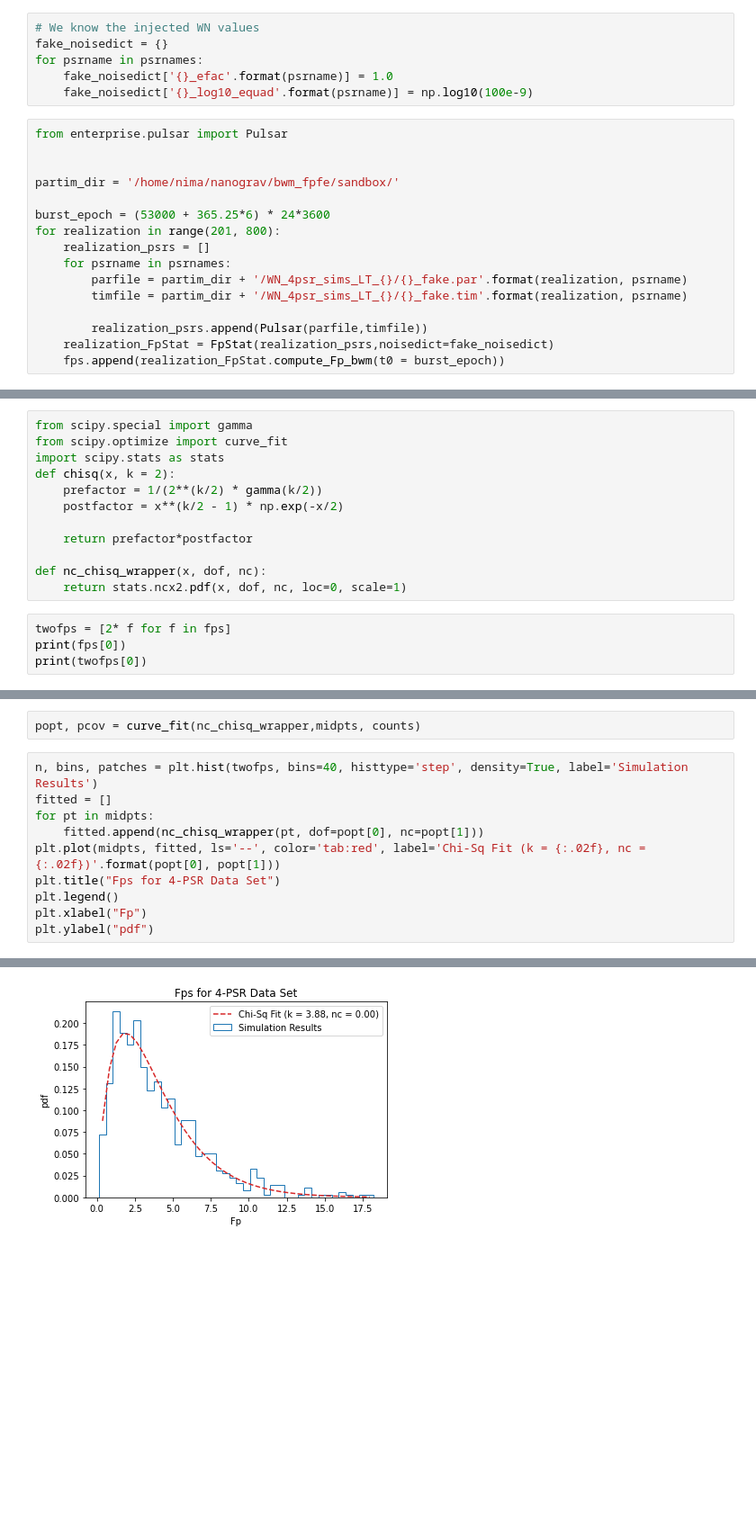
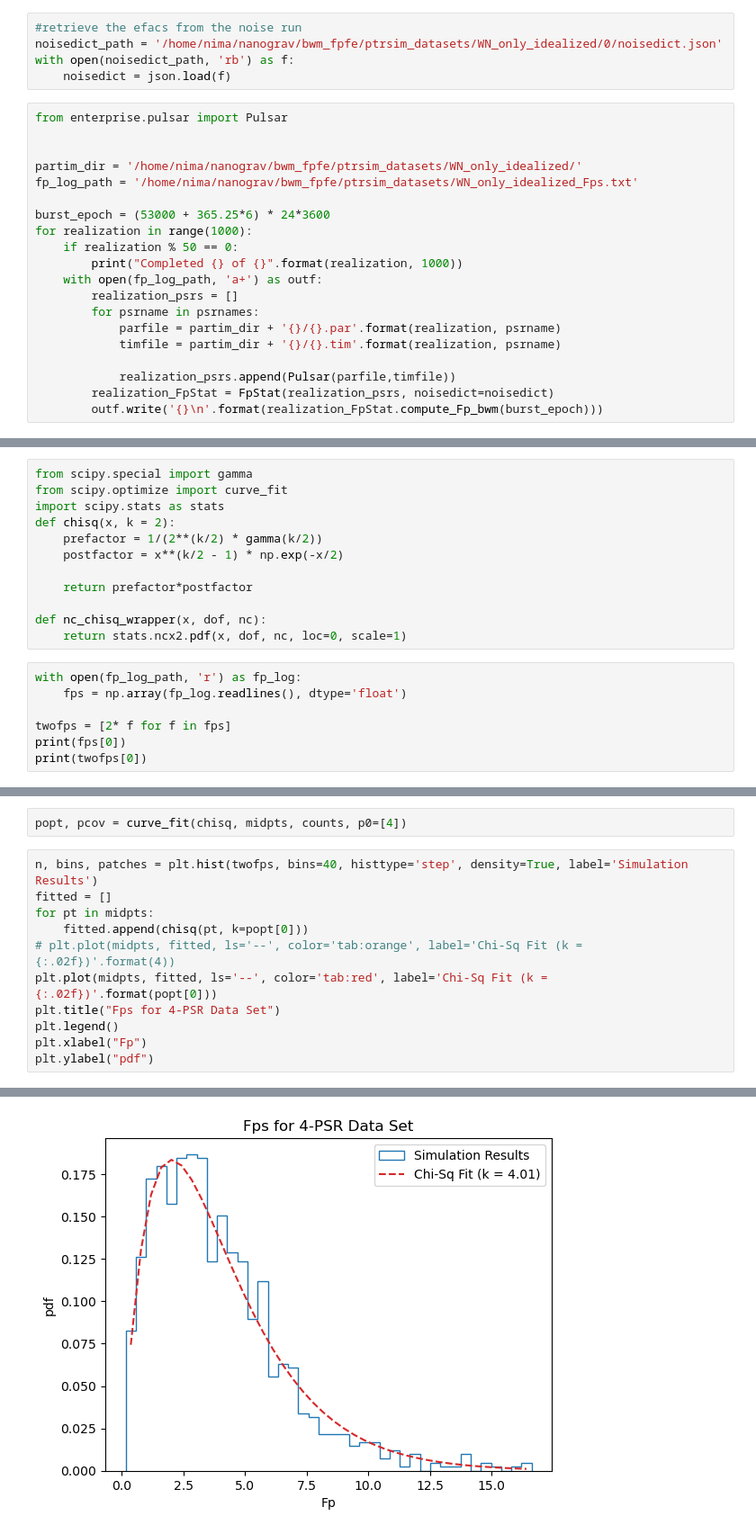
Before and after one commit to jerry-sun1/bwm_fpfe, a Jupyter notebook: modified_fpstat.ipynb, the cells around one changed output, grey strips where cells are left out. Shown at 90% size. Saved outputs shown, nothing was run; the diff lists cells and outputs as text; blank space fills up the shorter version.

Commit message:
fp stat works on idealized data

```diff
--- a/modified_fpstat.ipynb
+++ b/modified_fpstat.ipynb
@@ -224,23 +203,26 @@ It seems to be working! Let's try on some realizations of WN only data sets we'v
 # %%
-# We know the injected WN values
-fake_noisedict = {}
-for psrname in psrnames:
-    fake_noisedict['{}_efac'.format(psrname)] = 1.0
-    fake_noisedict['{}_log10_equad'.format(psrname)] = np.log10(100e-9)
+#retrieve the efacs from the noise run
+noisedict_path = '/home/nima/nanograv/bwm_fpfe/ptrsim_datasets/WN_only_idealized/0/noisedict.json'
+with open(noisedict_path, 'rb') as f:
+    noisedict = json.load(f)
 # %%
 from enterprise.pulsar import Pulsar
 
 
-partim_dir = '/home/nima/nanograv/bwm_fpfe/sandbox/'
+partim_dir = '/home/nima/nanograv/bwm_fpfe/ptrsim_datasets/WN_only_idealized/'
+fp_log_path = '/home/nima/nanograv/bwm_fpfe/ptrsim_datasets/WN_only_idealized_Fps.txt'
 
 burst_epoch = (53000 + 365.25*6) * 24*3600
-for realization in range(201, 800):
-    realization_psrs = []
-    for psrname in psrnames:
-        parfile = partim_dir + '/WN_4psr_sims_LT_{}/{}_fake.par'.format(realization, psrname)
-        timfile = partim_dir + '/WN_4psr_sims_LT_{}/{}_fake.tim'.format(realization, psrname)
+for realization in range(1000):
+    if realization % 50 == 0:
+        print("Completed {} of {}".format(realization, 1000))
+    with open(fp_log_path, 'a+') as outf:
+        realization_psrs = []
+        for psrname in psrnames:
+            parfile = partim_dir + '{}/{}.par'.format(realization, psrname)
+            timfile = partim_dir + '{}/{}.tim'.format(realization, psrname)
 
-        realization_psrs.append(Pulsar(parfile,timfile))
-    realization_FpStat = FpStat(realization_psrs,noisedict=fake_noisedict)
-    fps.append(realization_FpStat.compute_Fp_bwm(t0 = burst_epoch))
+            realization_psrs.append(Pulsar(parfile,timfile))
+        realization_FpStat = FpStat(realization_psrs, noisedict=noisedict)
+        outf.write('{}\n'.format(realization_FpStat.compute_Fp_bwm(burst_epoch)))
 # %% [output]
@@ -270,6 +348,9 @@ def chisq(x, k = 2):
 def nc_chisq_wrapper(x, dof, nc):
     return stats.ncx2.pdf(x, dof, nc, loc=0, scale=1)
 # %%
+with open(fp_log_path, 'r') as fp_log:
+    fps = np.array(fp_log.readlines(), dtype='float')
+
 twofps = [2* f for f in fps]
 print(fps[0])
 print(twofps[0])
@@ -288,15 +369,16 @@ counts = n
 # %%
-popt, pcov = curve_fit(nc_chisq_wrapper,midpts, counts)
+popt, pcov = curve_fit(chisq, midpts, counts, p0=[4])
 # %%
 n, bins, patches = plt.hist(twofps, bins=40, histtype='step', density=True, label='Simulation Results')
 fitted = []
 for pt in midpts:
-    fitted.append(nc_chisq_wrapper(pt, dof=popt[0], nc=popt[1]))
-plt.plot(midpts, fitted, ls='--', color='tab:red', label='Chi-Sq Fit (k = {:.02f}, nc = {:.02f})'.format(popt[0], popt[1]))
+    fitted.append(chisq(pt, k=popt[0]))
+# plt.plot(midpts, fitted, ls='--', color='tab:orange', label='Chi-Sq Fit (k = {:.02f})'.format(4))
+plt.plot(midpts, fitted, ls='--', color='tab:red', label='Chi-Sq Fit (k = {:.02f})'.format(popt[0]))
 plt.title("Fps for 4-PSR Data Set")
 plt.legend()
 plt.xlabel("Fp")
 plt.ylabel("pdf")
 # %% [output]
 Text(0, 0.5, 'pdf')
-[figure, old version]
+[figure, new version]
```
Also changed, not shown: parts of 32 cells of this notebook.
